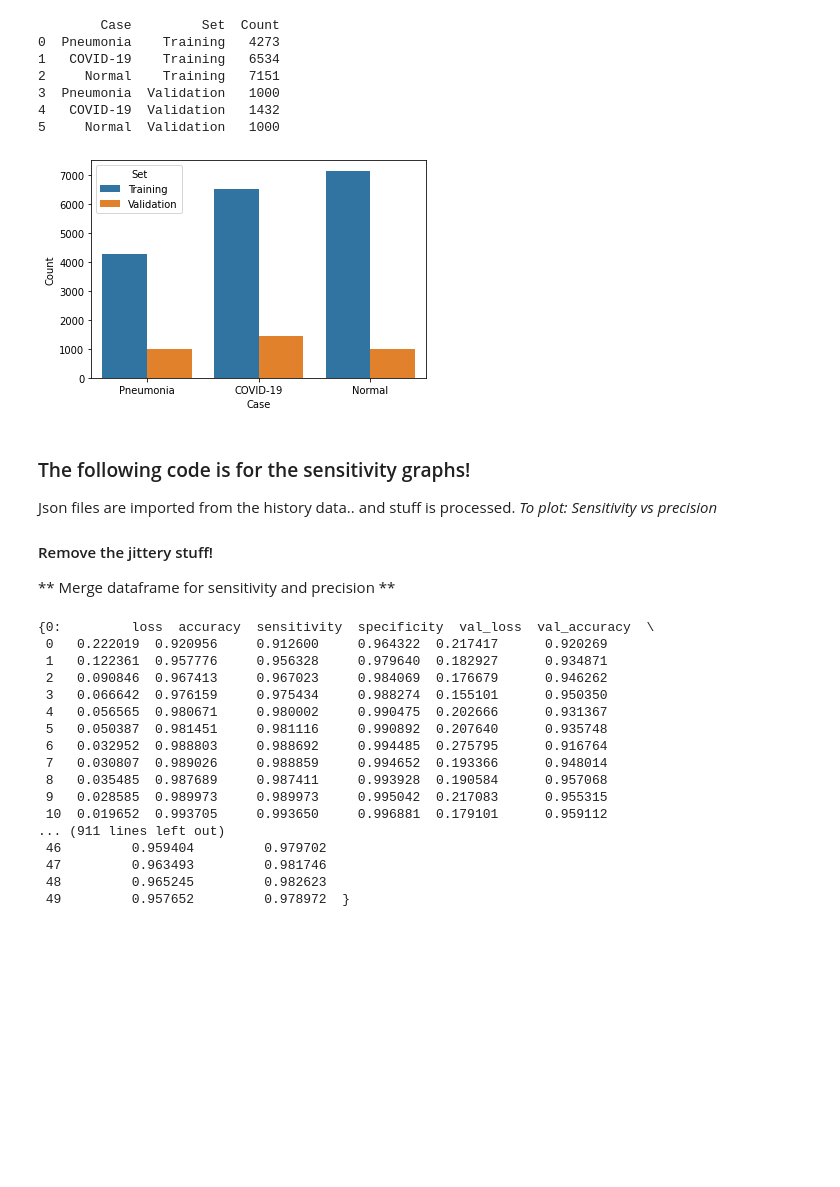
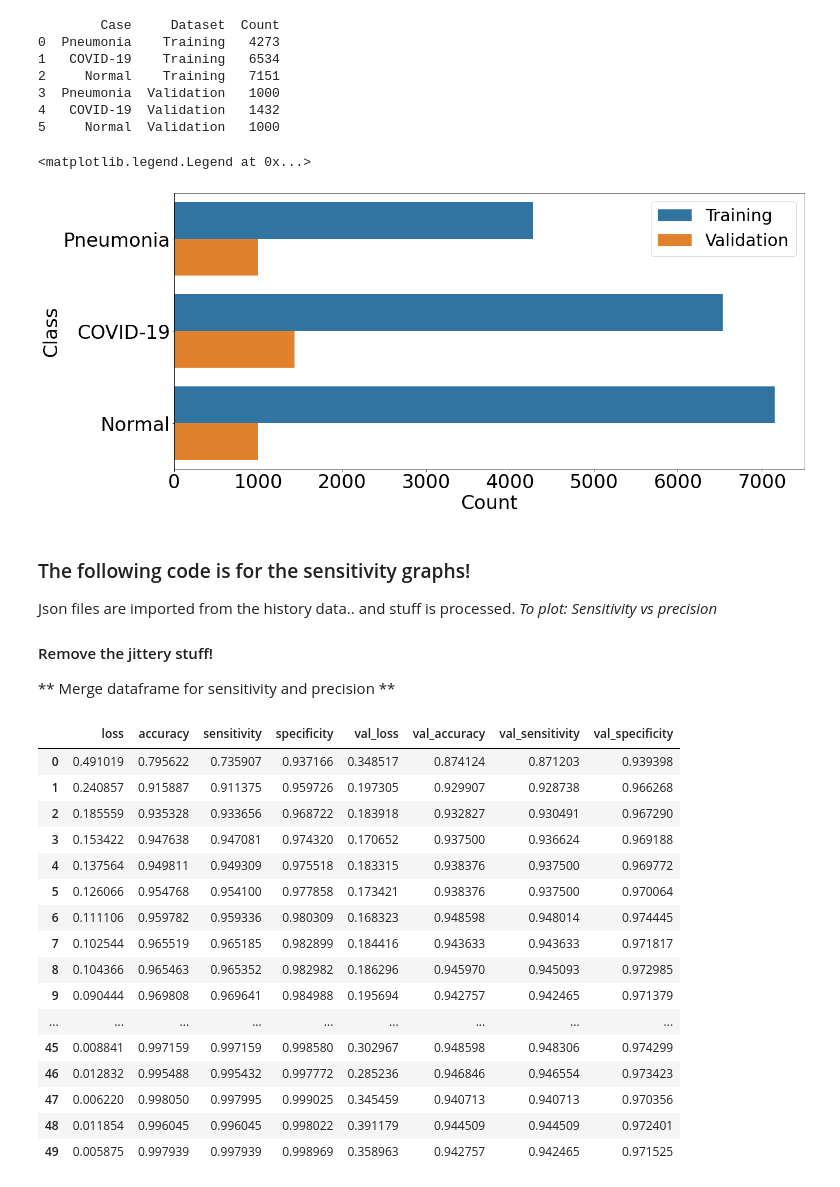
Before and after one commit to Jimut123/CXR_Covid-19, a Jupyter notebook: Graphing/Graphs.ipynb, the cells around one changed output. Drawn from its saved outputs; the diff is of its cells as text; code cells hidden in the pictures; blank space fills up the shorter version.

Commit message:
Graphs..graphs..graphs

```diff
--- a/Graphing/Graphs.ipynb
+++ b/Graphing/Graphs.ipynb
@@ -1,17 +1,19 @@
 # %%
 import seaborn as sns
 import pandas as pd
+import matplotlib.pyplot as plt
+from matplotlib import rcParams
 
 data = {'Case': ['Pneumonia','COVID-19','Normal','Pneumonia','COVID-19','Normal'],
-        'Set': ['Training', 'Training', 'Training', 'Validation', 'Validation', 'Validation'],
+        'Dataset': ['Training', 'Training', 'Training', 'Validation', 'Validation', 'Validation'],
         'Count': [4273, 6534, 7151, 1000, 1432, 1000]
         }
 
-df = pd.DataFrame(data, columns = ['Case','Set','Count'])
+df = pd.DataFrame(data, columns = ['Case','Dataset','Count'])
 
 print (df)
 # %% [output]
-        Case         Set  Count
+        Case     Dataset  Count
 0  Pneumonia    Training   4273
 1   COVID-19    Training   6534
 2     Normal    Training   7151
@@ -19,13 +21,15 @@ print (df)
 4   COVID-19  Validation   1432
 5     Normal  Validation   1000
 # %%
-ax = sns.barplot(x="Case", y="Count", hue="Set", data=df)
+rcParams['figure.figsize'] = 20,9
+rcParams['legend.fontsize'] = 30
+rcParams['figure.facecolor'] = 'white'
+ax = sns.barplot(x="Count", y="Case", hue="Dataset", data=df)
+ax.set_xlabel("Count", fontsize=34)
+ax.set_ylabel("Class", fontsize=34)
+ax.tick_params(labelsize=34)
+handles, labels = ax.get_legend_handles_labels()
+ax.legend(handles=handles[2:], labels=labels[2:])
 # %% [output]
+<matplotlib.legend.Legend at 0x...>
-[figure, old version]
+[figure, new version]
-# %% [markdown]
-### The following code is for the sensitivity graphs!
-
-Json files are imported from the history data.. and stuff is processed.
-_*To plot: Sensitivity vs precision*_
-#### Remove the jittery stuff!
-** Merge dataframe for sensitivity and precision **
@@ -32,3 +39,10 @@ _*To plot: Sensitivity vs precision*_
+# %% [markdown]
+### The following code is for the sensitivity graphs!
+
+Json files are imported from the history data.. and stuff is processed.
+_*To plot: Sensitivity vs precision*_
+#### Remove the jittery stuff!
+** Merge dataframe for sensitivity and precision **
 # %%
 import json
 import glob
@@ -44,23 +61,23 @@ for i in range(len(paths)):
-# %%
-files
-# %% [output]
-{0:         loss  accuracy  sensitivity  specificity  val_loss  val_accuracy  \
- 0   0.222019  0.920956     0.912600     0.964322  0.217417      0.920269
- 1   0.122361  0.957776     0.956328     0.979640  0.182927      0.934871
- 2   0.090846  0.967413     0.967023     0.984069  0.176679      0.946262
- 3   0.066642  0.976159     0.975434     0.988274  0.155101      0.950350
- 4   0.056565  0.980671     0.980002     0.990475  0.202666      0.931367
- 5   0.050387  0.981451     0.981116     0.990892  0.207640      0.935748
- 6   0.032952  0.988803     0.988692     0.994485  0.275795      0.916764
- 7   0.030807  0.989026     0.988859     0.994652  0.193366      0.948014
- 8   0.035485  0.987689     0.987411     0.993928  0.190584      0.957068
- 9   0.028585  0.989973     0.989973     0.995042  0.217083      0.955315
- 10  0.019652  0.993705     0.993650     0.996881  0.179101      0.959112
-... (911 lines left out)
- 46         0.959404         0.979702
- 47         0.963493         0.981746
- 48         0.965245         0.982623
- 49         0.957652         0.978972  }
+# %%
+VGG16
+# %% [output]
+|  | loss | accuracy | sensitivity | specificity | val_loss | val_accuracy | val_sensitivity | val_specificity |
+| 0 | 0.491019 | 0.795622 | 0.735907 | 0.937166 | 0.348517 | 0.874124 | 0.871203 | 0.939398 |
+| 1 | 0.240857 | 0.915887 | 0.911375 | 0.959726 | 0.197305 | 0.929907 | 0.928738 | 0.966268 |
+| 2 | 0.185559 | 0.935328 | 0.933656 | 0.968722 | 0.183918 | 0.932827 | 0.930491 | 0.967290 |
+| 3 | 0.153422 | 0.947638 | 0.947081 | 0.974320 | 0.170652 | 0.937500 | 0.936624 | 0.969188 |
+| 4 | 0.137564 | 0.949811 | 0.949309 | 0.975518 | 0.183315 | 0.938376 | 0.937500 | 0.969772 |
+| 5 | 0.126066 | 0.954768 | 0.954100 | 0.977858 | 0.173421 | 0.938376 | 0.937500 | 0.970064 |
+| 6 | 0.111106 | 0.959782 | 0.959336 | 0.980309 | 0.168323 | 0.948598 | 0.948014 | 0.974445 |
+| 7 | 0.102544 | 0.965519 | 0.965185 | 0.982899 | 0.184416 | 0.943633 | 0.943633 | 0.971817 |
+| 8 | 0.104366 | 0.965463 | 0.965352 | 0.982982 | 0.186296 | 0.945970 | 0.945093 | 0.972985 |
+| 9 | 0.090444 | 0.969808 | 0.969641 | 0.984988 | 0.195694 | 0.942757 | 0.942465 | 0.971379 |
+| ... | ... | ... | ... | ... | ... | ... | ... | ... |
+| 45 | 0.008841 | 0.997159 | 0.997159 | 0.998580 | 0.302967 | 0.948598 | 0.948306 | 0.974299 |
+| 46 | 0.012832 | 0.995488 | 0.995432 | 0.997772 | 0.285236 | 0.946846 | 0.946554 | 0.973423 |
+| 47 | 0.006220 | 0.998050 | 0.997995 | 0.999025 | 0.345459 | 0.940713 | 0.940713 | 0.970356 |
+| 48 | 0.011854 | 0.996045 | 0.996045 | 0.998022 | 0.391179 | 0.944509 | 0.944509 | 0.972401 |
+| 49 | 0.005875 | 0.997939 | 0.997939 | 0.998969 | 0.358963 | 0.942757 | 0.942465 | 0.971525 |
 # %%
 import seaborn as sns
 import matplotlib.pyplot as plt
```
Also changed, not shown: parts of 16 cells of this notebook, 6 other files.
